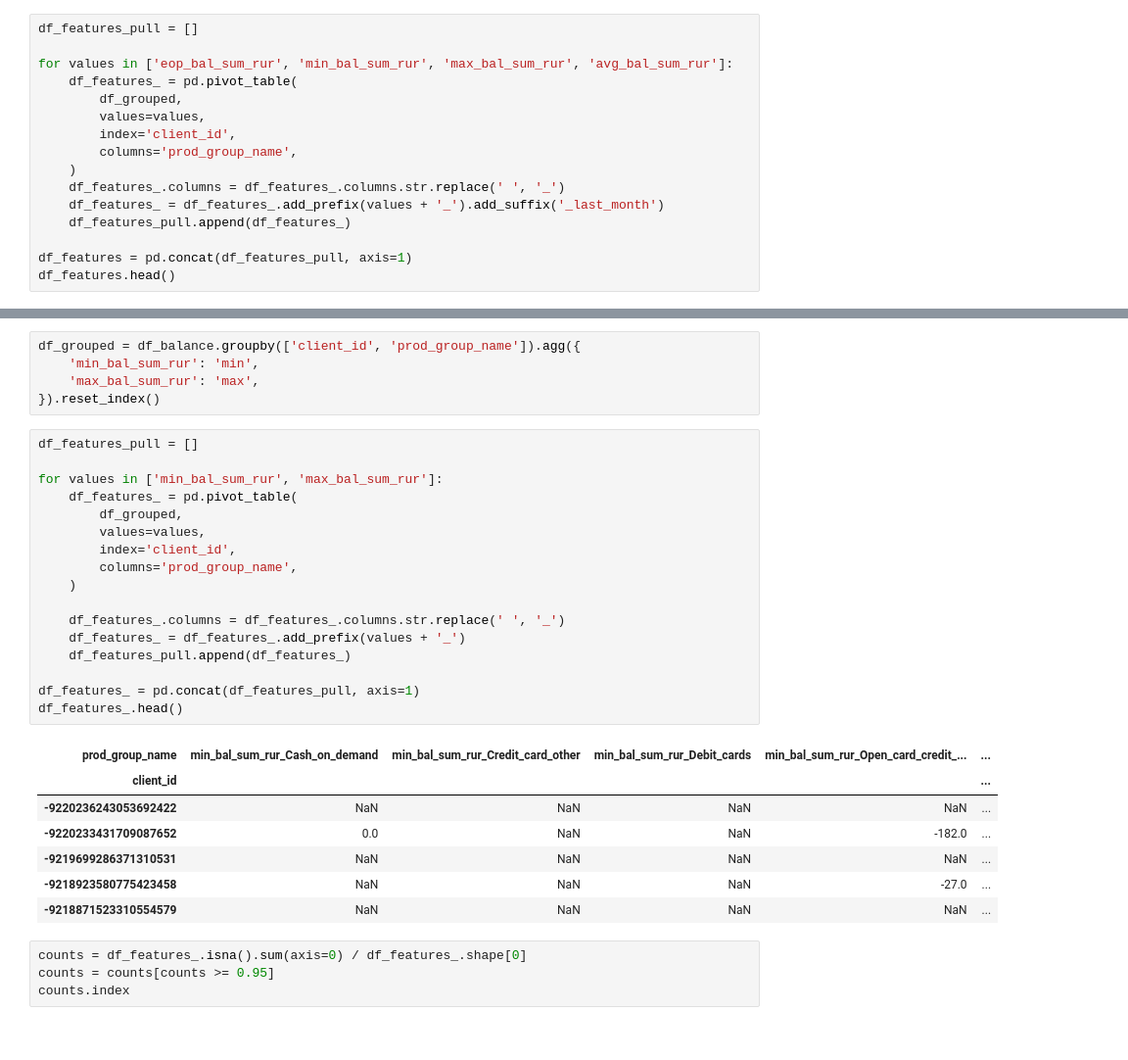
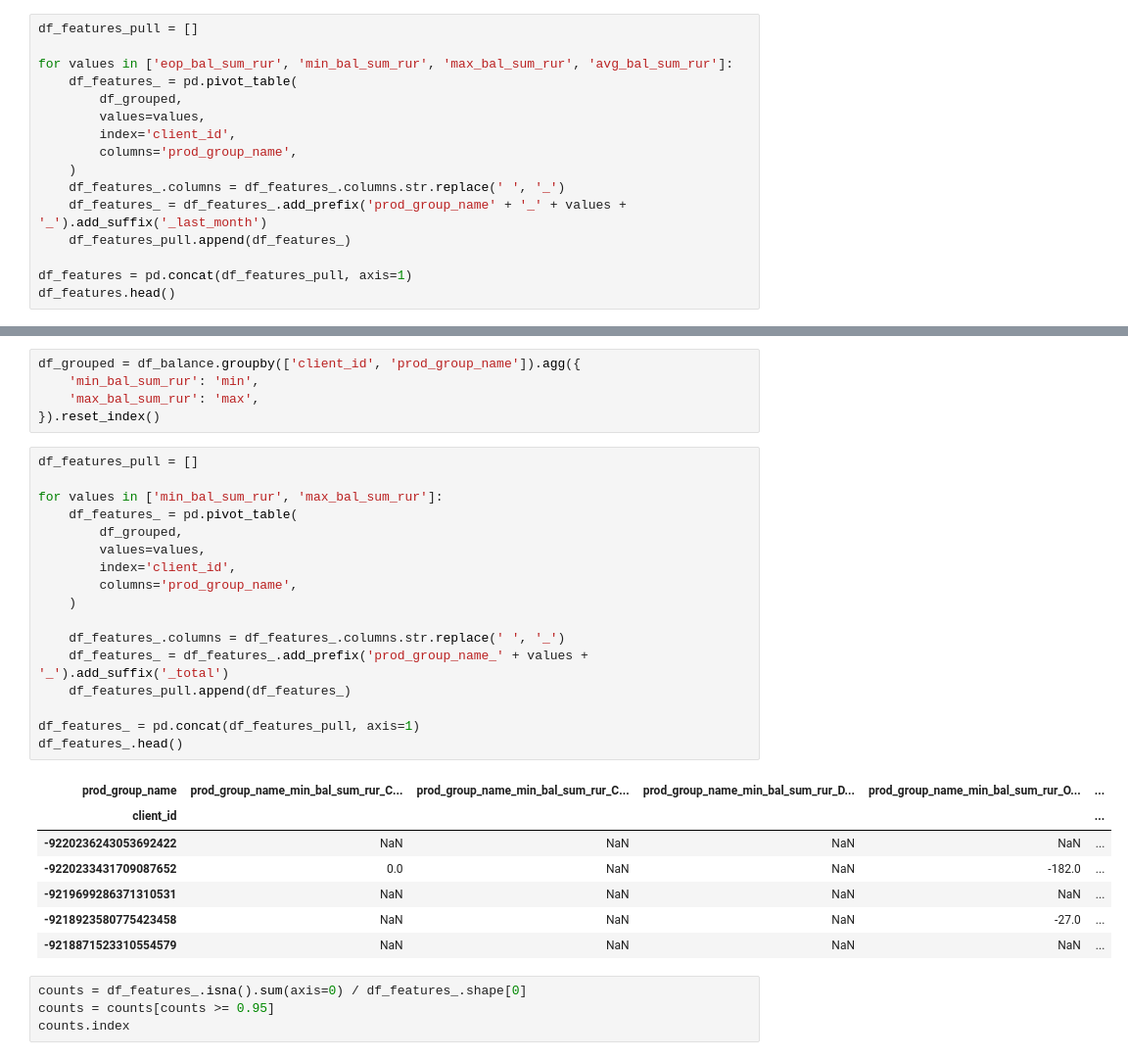
Before and after one commit to SandMV/idao-finals, a Jupyter notebook: notebooks/balance_features.ipynb, the cells around one changed output, grey strips where cells are left out. Shown: that part at 98% size. Drawn from its saved outputs; the diff is of its cells as text.

```diff
--- a/notebooks/balance_features.ipynb
+++ b/notebooks/balance_features.ipynb
@@ -83,7 +83,7 @@ for values in ['eop_bal_sum_rur', 'min_bal_sum_rur', 'max_bal_sum_rur', 'avg_bal
         columns='prod_group_name',
     )
     df_features_.columns = df_features_.columns.str.replace(' ', '_')
-    df_features_ = df_features_.add_prefix(values + '_').add_suffix('_last_month')
+    df_features_ = df_features_.add_prefix('prod_group_name' + '_' + values + '_').add_suffix('_last_month')
     df_features_pull.append(df_features_)
 
 df_features = pd.concat(df_features_pull, axis=1)
@@ -131,22 +131,22 @@ df_grouped = df_balance.groupby(['client_id', 'prod_group_name']).agg({
 # %%
 df_features_pull = []
 
 for values in ['min_bal_sum_rur', 'max_bal_sum_rur']:
     df_features_ = pd.pivot_table(
         df_grouped,
         values=values,
         index='client_id',
         columns='prod_group_name',
     )
 
     df_features_.columns = df_features_.columns.str.replace(' ', '_')
-    df_features_ = df_features_.add_prefix(values + '_')
+    df_features_ = df_features_.add_prefix('prod_group_name_' + values + '_').add_suffix('_total')
     df_features_pull.append(df_features_)
 
 df_features_ = pd.concat(df_features_pull, axis=1)
 df_features_.head()
 # %% [output]
-| prod_group_name | min_bal_sum_rur_Cash_on_demand | min_bal_sum_rur_Credit_card_other | min_bal_sum_rur_Debit_cards | min_bal_sum_rur_Open_card_credit_... | ... |
+| prod_group_name | prod_group_name_min_bal_sum_rur_C... | prod_group_name_min_bal_sum_rur_C... | prod_group_name_min_bal_sum_rur_D... | prod_group_name_min_bal_sum_rur_O... | ... |
 | client_id |  |  |  |  | ... |
 | -9220236243053692422 | NaN | NaN | NaN | NaN | ... |
 | -9220233431709087652 | 0.0 | NaN | NaN | -182.0 | ... |
```
Also changed, not shown: parts of 3 cells of this notebook.
